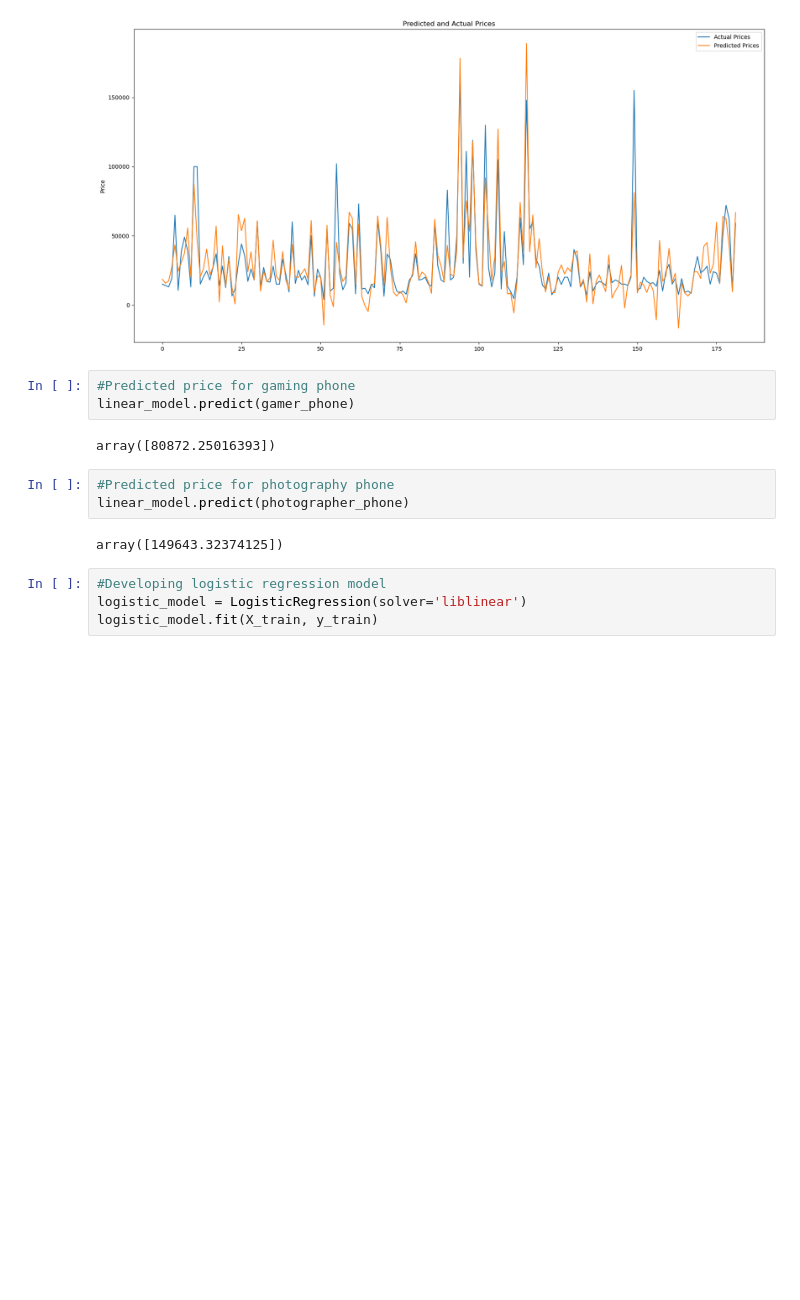
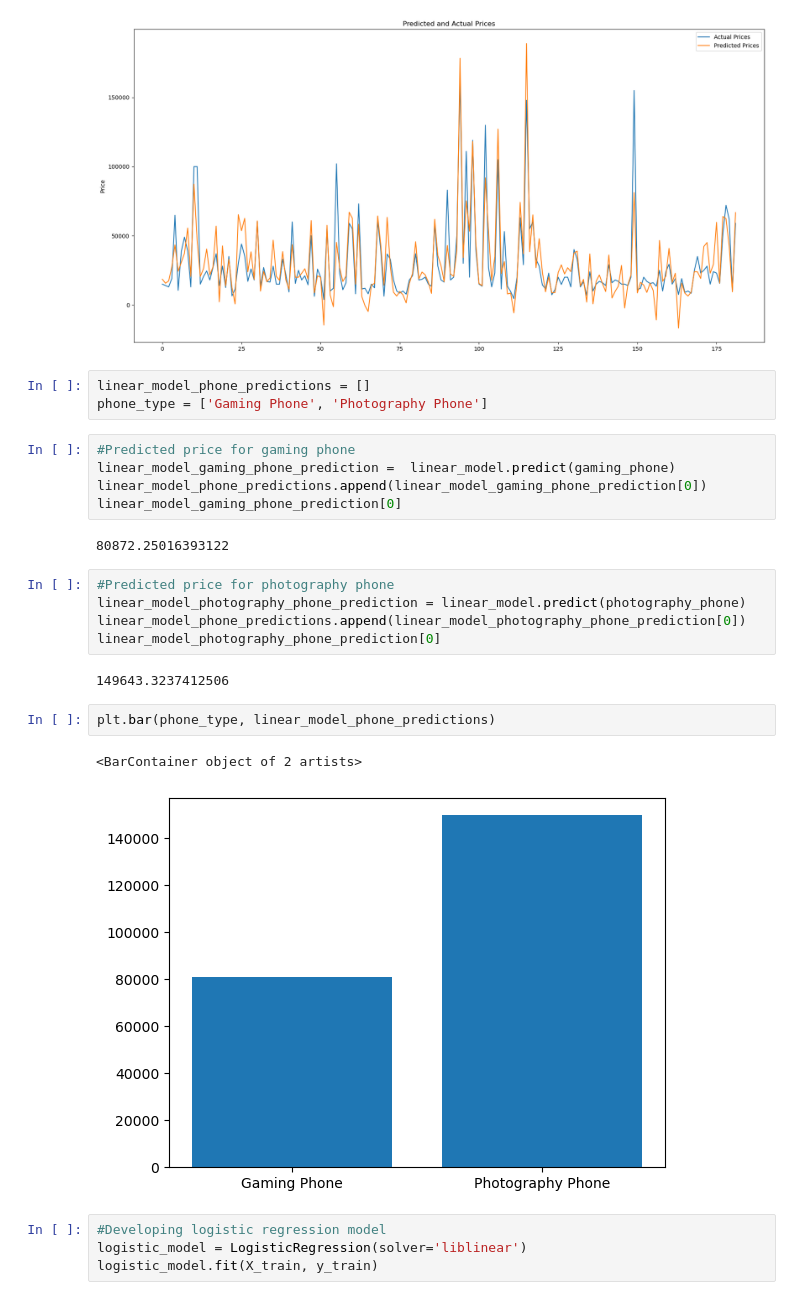
Before and after one commit to JasonRahimi2/INST414_Project, a Jupyter notebook: SemesterProjectINST414.ipynb, the cells around one changed output. Saved outputs shown, nothing was run; the diff lists cells and outputs as text; blank space fills up the shorter version.

```diff
--- a/SemesterProjectINST414.ipynb
+++ b/SemesterProjectINST414.ipynb
@@ -238,16 +254,28 @@ plt.legend(['Actual Prices', 'Predicted Prices'])
 # %% [output]
 <matplotlib.legend.Legend at 0x...>
 [figure]
+# %%
+linear_model_phone_predictions = []
+phone_type = ['Gaming Phone', 'Photography Phone']
 # %%
 #Predicted price for gaming phone
-linear_model.predict(gamer_phone)
+linear_model_gaming_phone_prediction =  linear_model.predict(gaming_phone)
+linear_model_phone_predictions.append(linear_model_gaming_phone_prediction[0])
+linear_model_gaming_phone_prediction[0]
 # %% [output]
-array([80872.25016393])
+80872.25016393122
 # %%
 #Predicted price for photography phone
-linear_model.predict(photographer_phone)
+linear_model_photography_phone_prediction = linear_model.predict(photography_phone)
+linear_model_phone_predictions.append(linear_model_photography_phone_prediction[0])
+linear_model_photography_phone_prediction[0]
 # %% [output]
-array([149643.32374125])
+149643.3237412506
+# %%
+plt.bar(phone_type, linear_model_phone_predictions)
+# %% [output]
+<BarContainer object of 2 artists>
+[figure, added]
 # %%
 #Developing logistic regression model
 logistic_model = LogisticRegression(solver='liblinear')
```
Also changed, not shown: parts of 15 cells of this notebook.
